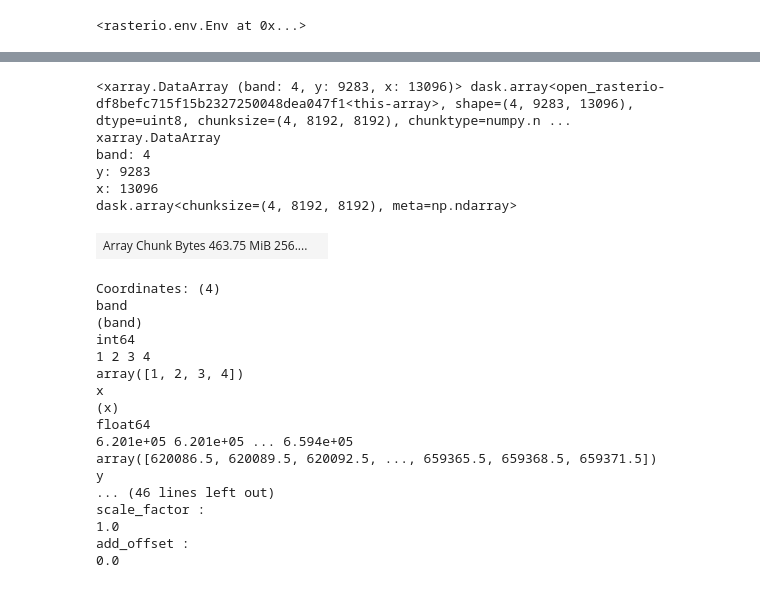
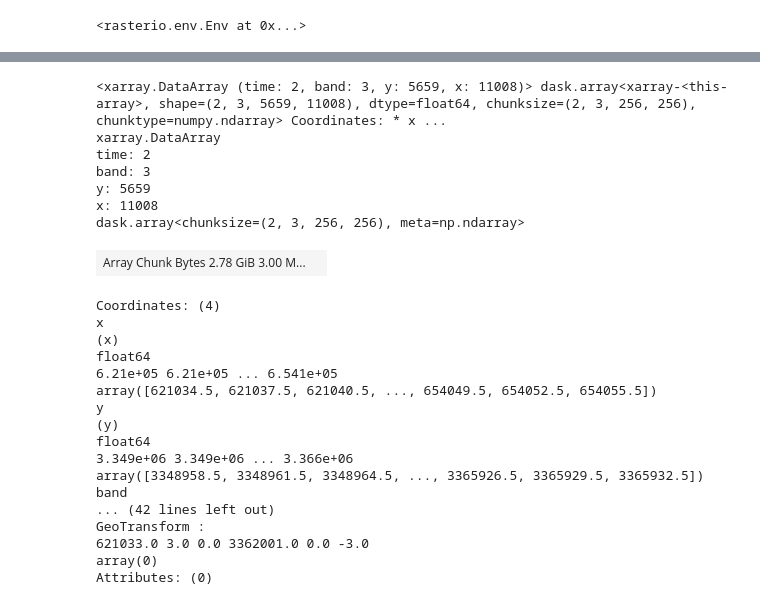
Before and after one commit to makepath/austin-ml-change-detection-demo, a Jupyter notebook: SiameseCD/planet_demo.ipynb, the cells around one changed output, grey strips where cells are left out. Drawn from its saved outputs; the diff is of its cells as text; code cells hidden in the pictures.

```diff
--- a/SiameseCD/planet_demo.ipynb
+++ b/SiameseCD/planet_demo.ipynb
@@ -157,27 +120,37 @@ ds2 = rioxarray.open_rasterio(latest_filenames[1], chunks=(4,8192,8192), lock=Fa
-# %%
-ds2
-# %% [output]
-<xarray.DataArray (band: 4, y: 9283, x: 13096)> dask.array<open_rasterio-df8befc715f15b2327250048dea047f1<this-array>, shape=(4, 9283, 13096), dtype=uint8, chunksize=(4, 8192, 8192), chunktype=numpy.n ...
-xarray.DataArray
-band: 4
-y: 9283
-x: 13096
-dask.array<chunksize=(4, 8192, 8192), meta=np.ndarray>
-| Array Chunk Bytes 463.75 MiB 256.... |  |
-Coordinates: (4)
-band
-(band)
-int64
-1 2 3 4
-array([1, 2, 3, 4])
-x
-(x)
-float64
-6.201e+05 6.201e+05 ... 6.594e+05
-array([620086.5, 620089.5, 620092.5, ..., 659365.5, 659368.5, 659371.5])
-y
-... (46 lines left out)
-scale_factor :
-1.0
-add_offset :
-0.0
+# %%
+file1 = '../data/test_small/20190129_164426_1018_3B_Visual.tif'
+ds1 = rxr.open_rasterio(file1,lock=False)
+ds1 = ds1[:3]
+file2 = '../data/test_small/20200201_163705_0e19_3B_Visual.tif'
+ds2 = rxr.open_rasterio(file2,lock=False)
+ds2 = ds2[:3]
+# %%
+ds = xr.combine_nested([ds1,ds2],concat_dim="time").chunk((2,3,256,256))
+# %%
+ds
+# %% [output]
+<xarray.DataArray (time: 2, band: 3, y: 5659, x: 11008)> dask.array<xarray-<this-array>, shape=(2, 3, 5659, 11008), dtype=float64, chunksize=(2, 3, 256, 256), chunktype=numpy.ndarray> Coordinates: * x ...
+xarray.DataArray
+time: 2
+band: 3
+y: 5659
+x: 11008
+dask.array<chunksize=(2, 3, 256, 256), meta=np.ndarray>
+| Array Chunk Bytes 2.78 GiB 3.00 M... |  |
+Coordinates: (4)
+x
+(x)
+float64
+6.21e+05 6.21e+05 ... 6.541e+05
+array([621034.5, 621037.5, 621040.5, ..., 654049.5, 654052.5, 654055.5])
+y
+(y)
+float64
+3.349e+06 3.349e+06 ... 3.366e+06
+array([3348958.5, 3348961.5, 3348964.5, ..., 3365926.5, 3365929.5, 3365932.5])
+band
+... (42 lines left out)
+GeoTransform :
+621033.0 3.0 0.0 3362001.0 0.0 -3.0
+array(0)
+Attributes: (0)
```
Also changed, not shown: parts of 24 cells of this notebook.
